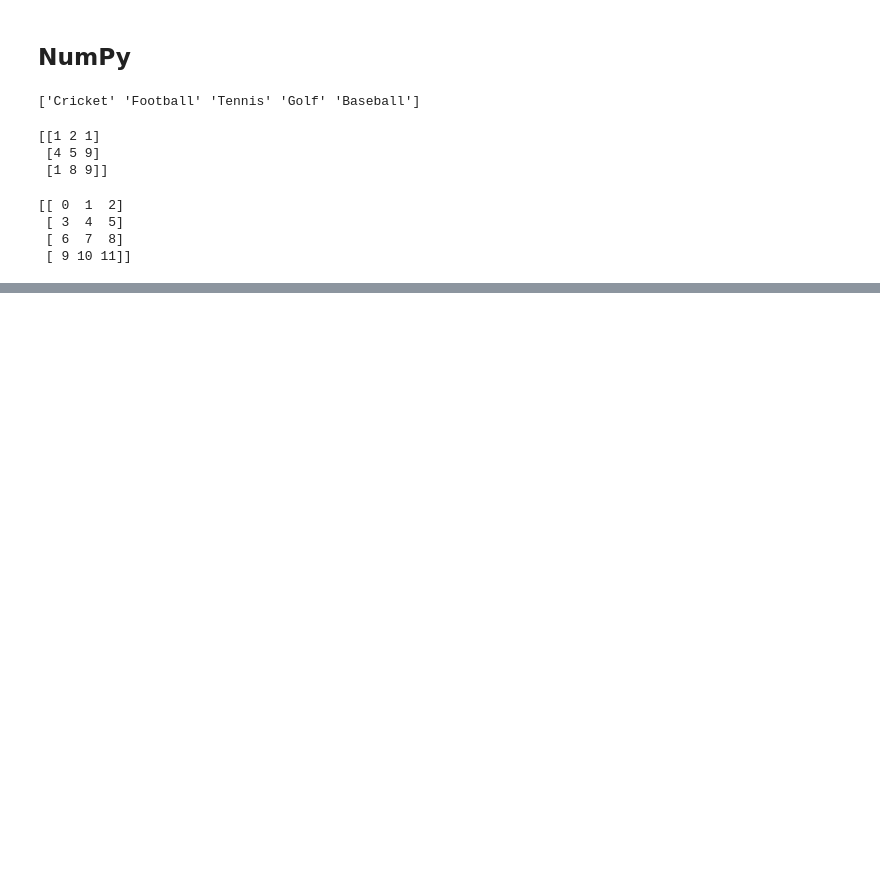
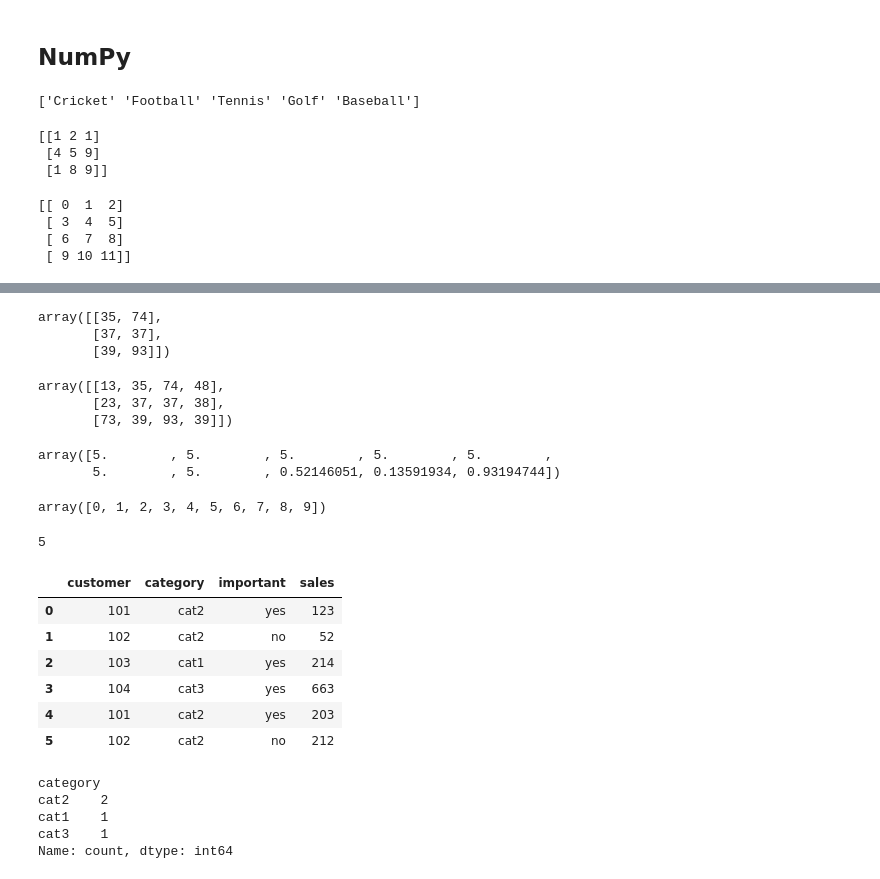
Before and after one commit to venkhatbalaji/pg-ai-ml, a Jupyter notebook: pg-ai-ml/Data Manipulations.ipynb, the cells around one changed output, grey strips where cells are left out. Drawn from its saved outputs; the diff is of its cells as text; code cells hidden in the pictures; blank space fills up the shorter version.

```diff
--- a/pg-ai-ml/Data Manipulations.ipynb
+++ b/pg-ai-ml/Data Manipulations.ipynb
@@ -33,0 +336,54 @@ ValueError: cannot reshape array of size 5 into shape (2,3)
+# %%
+demo_matrix = np.array(([13,35,74,48], [23,37,37,38],[73,39,93,39]))
+demo_matrix[0:3, 1:3]
+# %% [output]
+array([[35, 74],
+       [37, 37],
+       [39, 93]])
+# %%
+demo_matrix
+# %% [output]
+array([[13, 35, 74, 48],
+       [23, 37, 37, 38],
+       [73, 39, 93, 39]])
+# %%
+demo_array = np.random.rand(10)
+demo_array[0:7] = 5
+demo_array
+# %% [output]
+array([5.        , 5.        , 5.        , 5.        , 5.        ,
+       5.        , 5.        , 0.52146051, 0.13591934, 0.93194744])
+# %%
+demo_array = np.arange(0,10)
+demo_array
+# %% [output]
+array([0, 1, 2, 3, 4, 5, 6, 7, 8, 9])
+# %%
+flowers = pd.Series([2, 3, 5, 4], index=['lily', 'rose', 'daisy', 'lotus'])
+flowers['daisy']
+# %% [output]
+5
+# %%
+data_customer = pd.DataFrame({
+    "customer": [101, 102, 103, 104, 101, 102],
+    "category": ["cat2", "cat2", "cat1", "cat3", "cat2", "cat2"],
+    "important": ["yes", "no", "yes", "yes", "yes", "no"],
+    "sales": [123, 52, 214, 663, 203, 212]
+})
+data_customer
+# %% [output]
+|  | customer | category | important | sales |
+| 0 | 101 | cat2 | yes | 123 |
+| 1 | 102 | cat2 | no | 52 |
+| 2 | 103 | cat1 | yes | 214 |
+| 3 | 104 | cat3 | yes | 663 |
+| 4 | 101 | cat2 | yes | 203 |
+| 5 | 102 | cat2 | no | 212 |
+# %%
+data_customer['category'].value_counts()
+# %% [output]
+category
+cat2    2
+cat1    1
+cat3    1
+Name: count, dtype: int64
```
Also changed, not shown: parts of 56 cells of this notebook.
